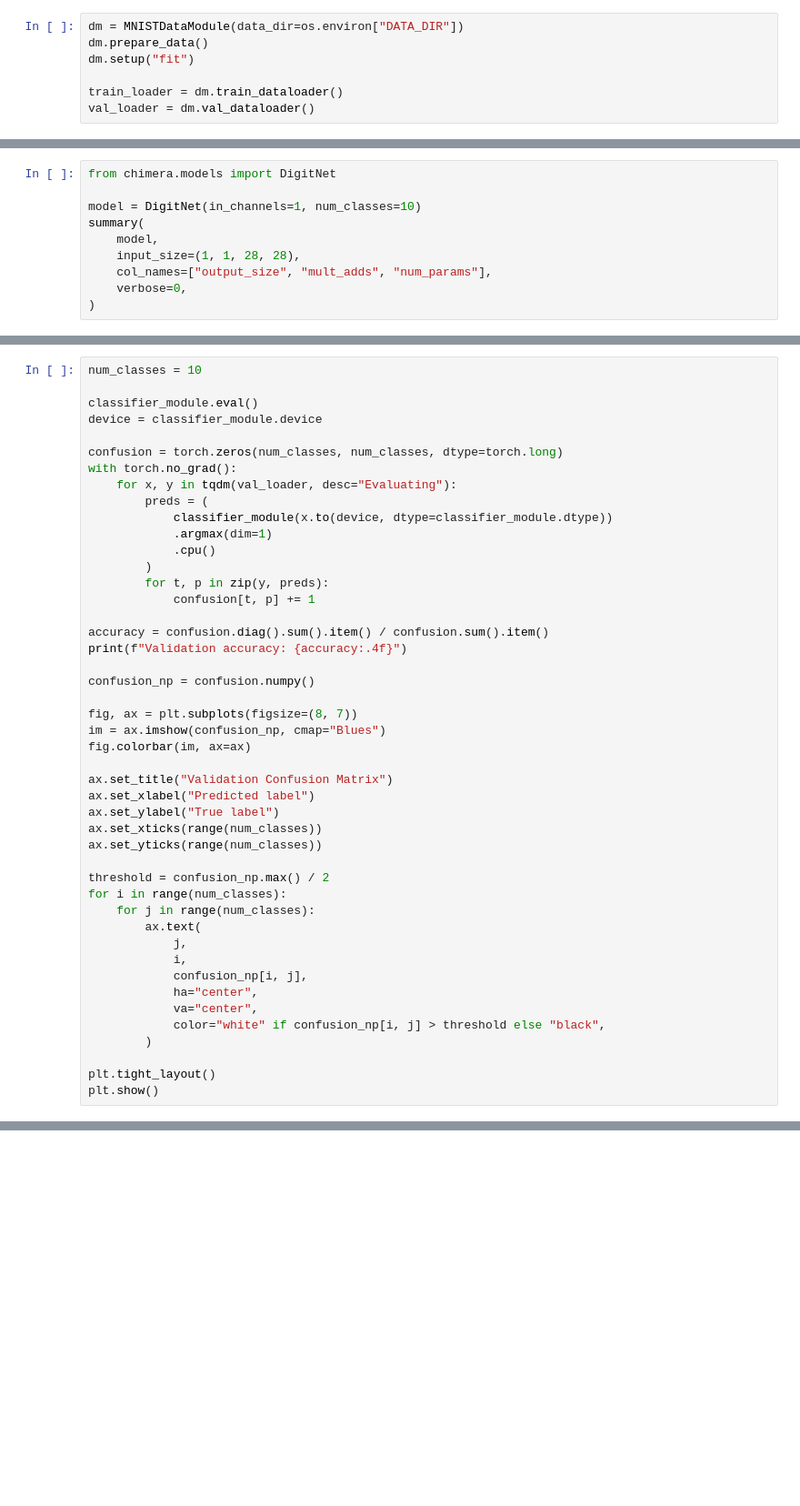
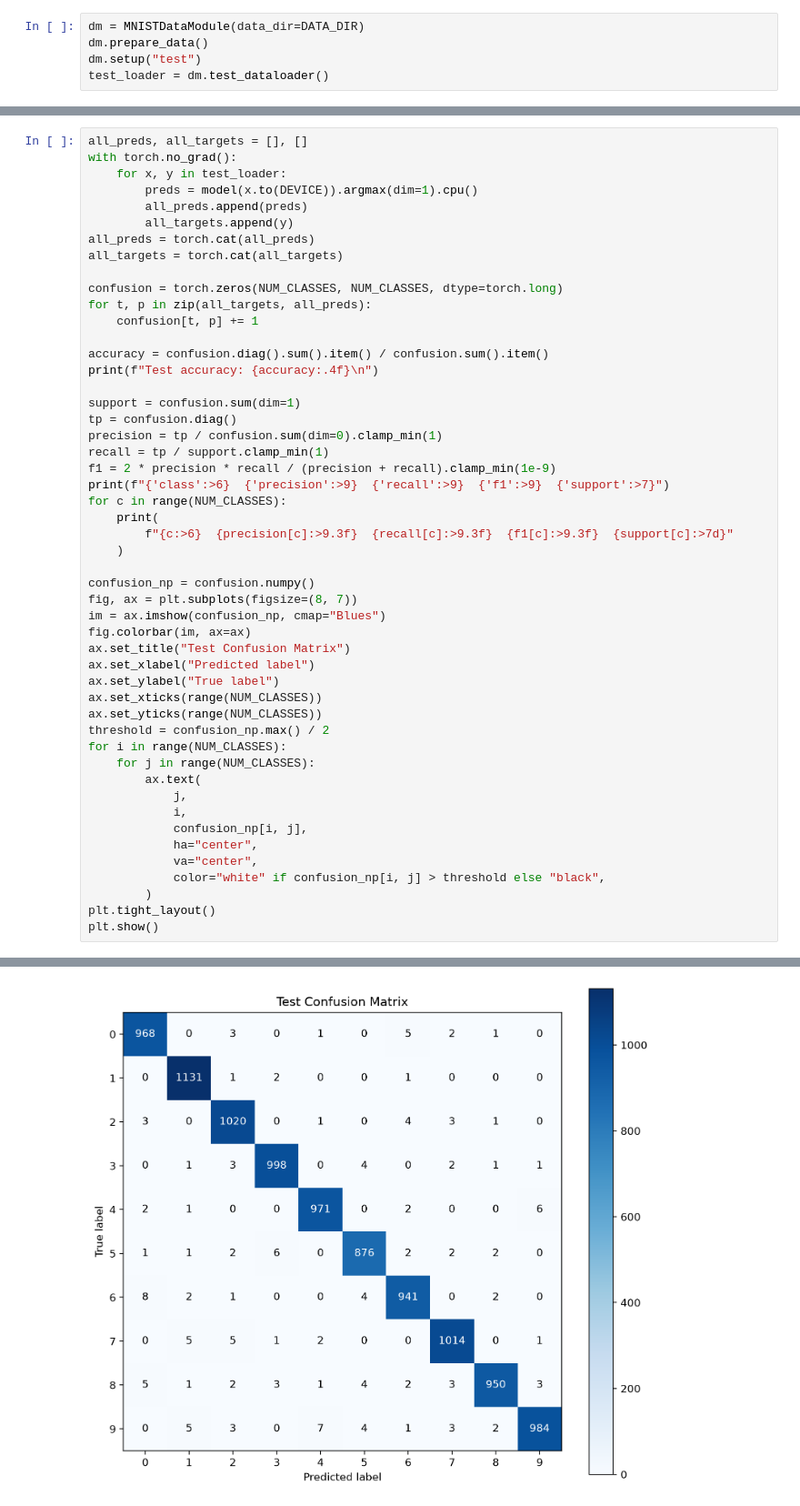
Before and after one commit to karanravindra/chimera, a Jupyter notebook: projects/mnist/classifier/main.ipynb, the cells around one changed output, grey strips where cells are left out. Shown at 91% size. Saved outputs shown, nothing was run; the diff lists cells and outputs as text; blank space fills up the shorter version.

```diff
--- a/projects/mnist/classifier/main.ipynb
+++ b/projects/mnist/classifier/main.ipynb
@@ -34,7 +52,5 @@ Load MNIST and inspect the label distribution across the training and validation
 # %%
-dm = MNISTDataModule(data_dir=os.environ["DATA_DIR"])
+dm = MNISTDataModule(data_dir=DATA_DIR)
 dm.prepare_data()
-dm.setup("fit")
-
-train_loader = dm.train_dataloader()
-val_loader = dm.val_dataloader()
+dm.setup("test")
+test_loader = dm.test_dataloader()
@@ -70,10 +56,0 @@ DigitNet: a LeNet-5 with tanh activations and average pooling. Inputs are standa
-# %%
-from chimera.models import DigitNet
-
-model = DigitNet(in_channels=1, num_classes=10)
-summary(
-    model,
-    input_size=(1, 1, 28, 28),
-    col_names=["output_size", "mult_adds", "num_params"],
-    verbose=0,
-)
@@ -150,38 +86,43 @@ plt.show()
 # %%
-num_classes = 10
+all_preds, all_targets = [], []
+with torch.no_grad():
+    for x, y in test_loader:
+        preds = model(x.to(DEVICE)).argmax(dim=1).cpu()
+        all_preds.append(preds)
+        all_targets.append(y)
+all_preds = torch.cat(all_preds)
+all_targets = torch.cat(all_targets)
 
-classifier_module.eval()
-device = classifier_module.device
-
-confusion = torch.zeros(num_classes, num_classes, dtype=torch.long)
-with torch.no_grad():
-    for x, y in tqdm(val_loader, desc="Evaluating"):
-        preds = (
-            classifier_module(x.to(device, dtype=classifier_module.dtype))
-            .argmax(dim=1)
-            .cpu()
-        )
-        for t, p in zip(y, preds):
-            confusion[t, p] += 1
+confusion = torch.zeros(NUM_CLASSES, NUM_CLASSES, dtype=torch.long)
+for t, p in zip(all_targets, all_preds):
+    confusion[t, p] += 1
 
 accuracy = confusion.diag().sum().item() / confusion.sum().item()
-print(f"Validation accuracy: {accuracy:.4f}")
+print(f"Test accuracy: {accuracy:.4f}\n")
+
+support = confusion.sum(dim=1)
+tp = confusion.diag()
+precision = tp / confusion.sum(dim=0).clamp_min(1)
+recall = tp / support.clamp_min(1)
+f1 = 2 * precision * recall / (precision + recall).clamp_min(1e-9)
+print(f"{'class':>6}  {'precision':>9}  {'recall':>9}  {'f1':>9}  {'support':>7}")
+for c in range(NUM_CLASSES):
+    print(
+        f"{c:>6}  {precision[c]:>9.3f}  {recall[c]:>9.3f}  {f1[c]:>9.3f}  {support[c]:>7d}"
+    )
 
 confusion_np = confusion.numpy()
-
 fig, ax = plt.subplots(figsize=(8, 7))
 im = ax.imshow(confusion_np, cmap="Blues")
 fig.colorbar(im, ax=ax)
-
-ax.set_title("Validation Confusion Matrix")
+ax.set_title("Test Confusion Matrix")
 ax.set_xlabel("Predicted label")
 ax.set_ylabel("True label")
-ax.set_xticks(range(num_classes))
-ax.set_yticks(range(num_classes))
-
+ax.set_xticks(range(NUM_CLASSES))
+ax.set_yticks(range(NUM_CLASSES))
 threshold = confusion_np.max() / 2
-for i in range(num_classes):
-    for j in range(num_classes):
+for i in range(NUM_CLASSES):
+    for j in range(NUM_CLASSES):
         ax.text(
             j,
             i,
@@ -190,6 +131,6 @@ for i in range(num_classes):
             va="center",
             color="white" if confusion_np[i, j] > threshold else "black",
         )
-
 plt.tight_layout()
 plt.show()
+# %% [output]
@@ -195,0 +150 @@ plt.show()
+[figure, added]
```
Also changed, not shown: parts of 18 cells of this notebook, 2 other files.
